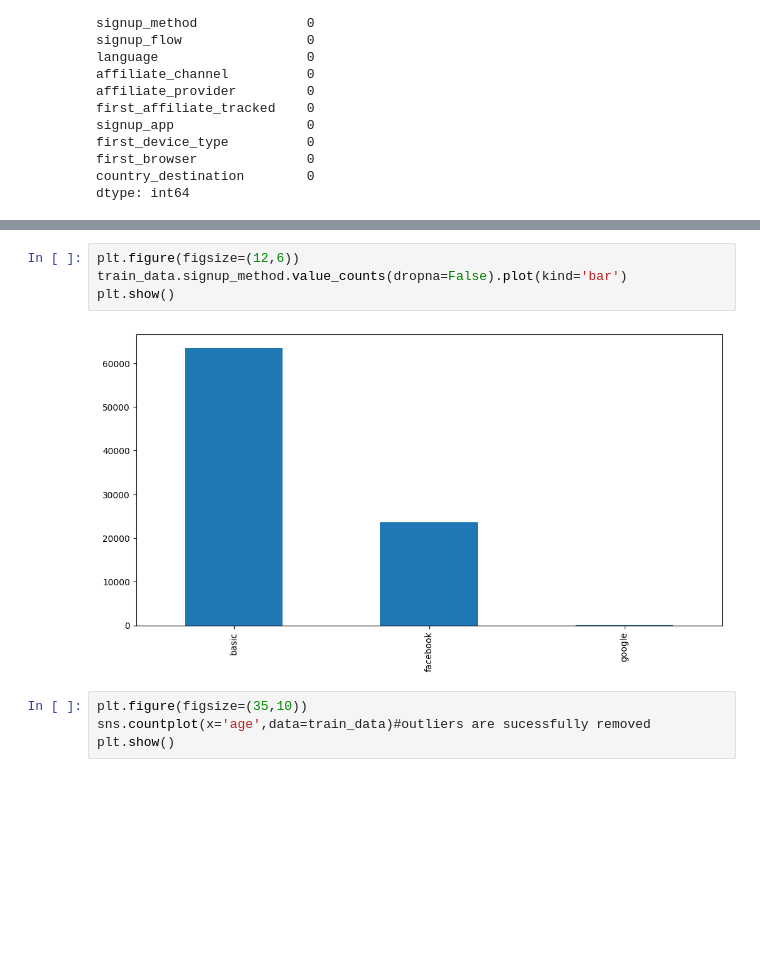
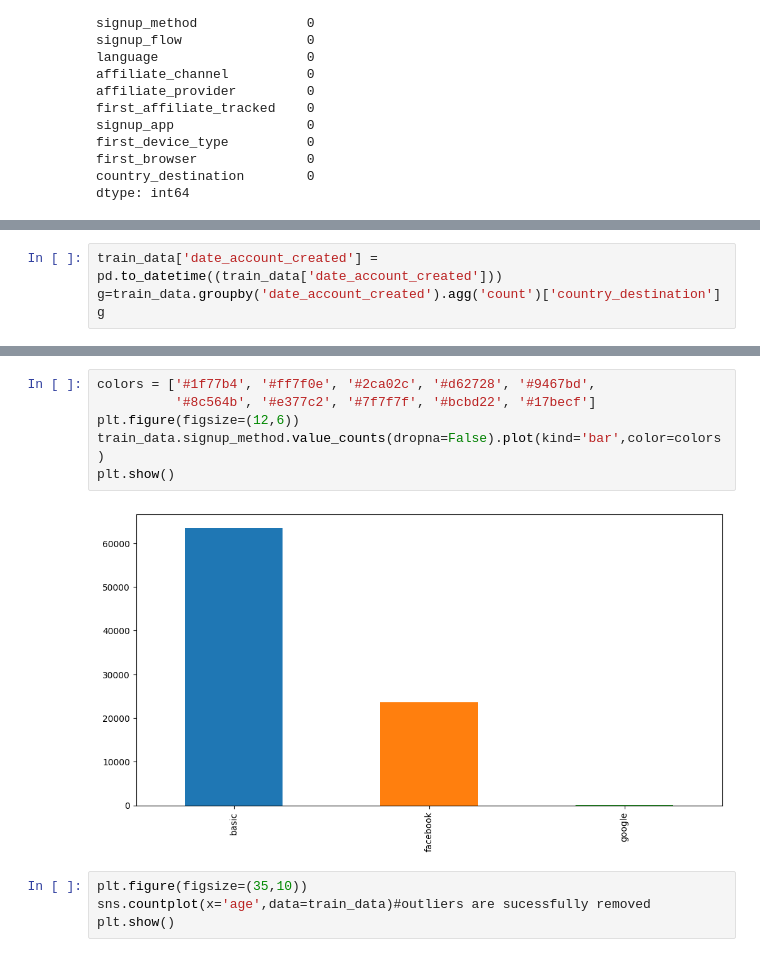
Before and after one commit to Shaimaa-moh/Mining-Project, a Jupyter notebook: Airbnb.ipynb, the cells around one changed output, grey strips where cells are left out. Saved outputs shown, nothing was run; the diff lists cells and outputs as text; blank space fills up the shorter version.

```diff
--- a/Airbnb.ipynb
+++ b/Airbnb.ipynb
@@ -126,0 +139,4 @@ dtype: int64
+# %%
+train_data['date_account_created'] = pd.to_datetime((train_data['date_account_created']))
+g=train_data.groupby('date_account_created').agg('count')['country_destination']
+g
@@ -164,9 +220,11 @@ memory usage: 10.6+ MB
 # %%
+colors = ['#1f77b4', '#ff7f0e', '#2ca02c', '#d62728', '#9467bd',
+          '#8c564b', '#e377c2', '#7f7f7f', '#bcbd22', '#17becf']
 plt.figure(figsize=(12,6))
-train_data.signup_method.value_counts(dropna=False).plot(kind='bar')
+train_data.signup_method.value_counts(dropna=False).plot(kind='bar',color=colors)
 plt.show()
 # %% [output]
-[figure, old version]
+[figure, new version]
 # %%
 plt.figure(figsize=(35,10))
 sns.countplot(x='age',data=train_data)#outliers are sucessfully removed
```
Also changed, not shown: parts of 14 cells of this notebook.
